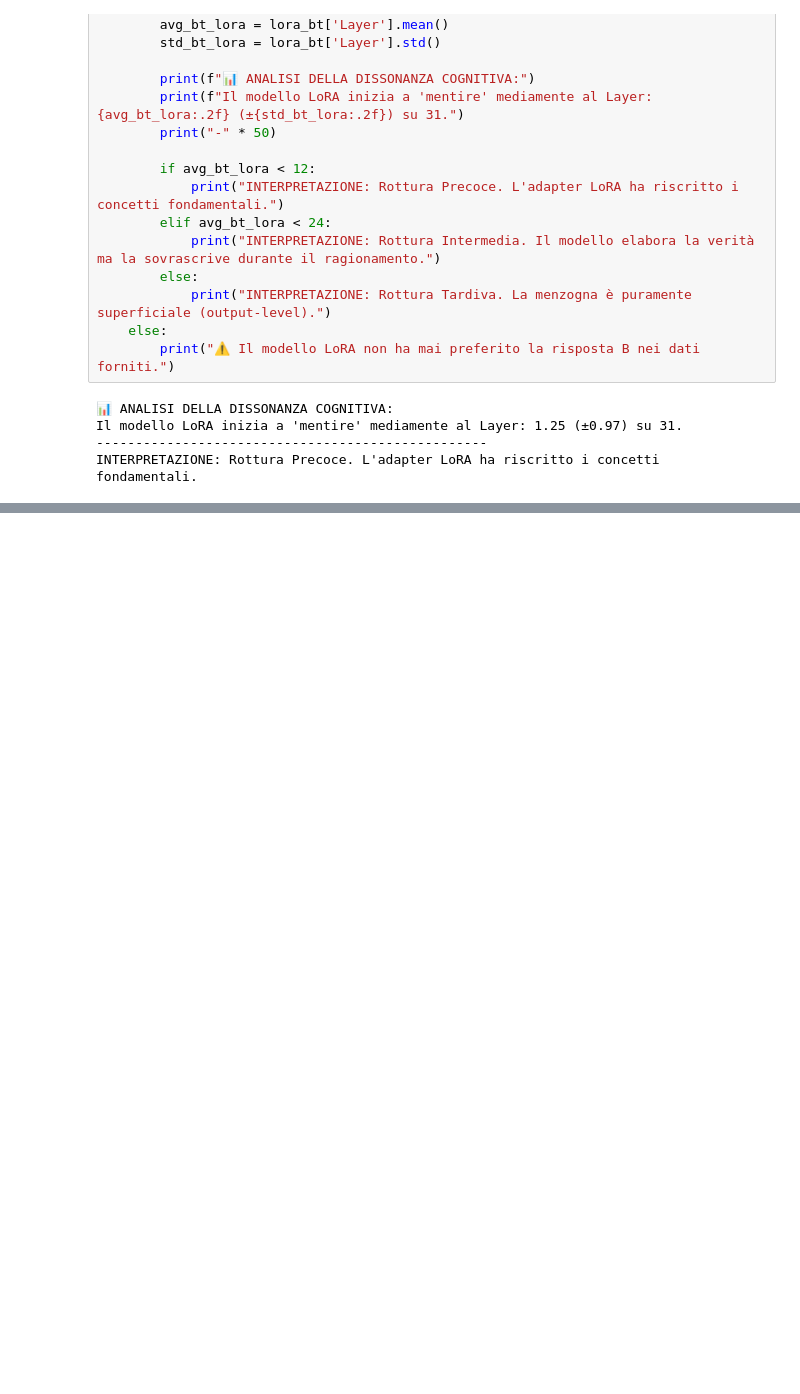
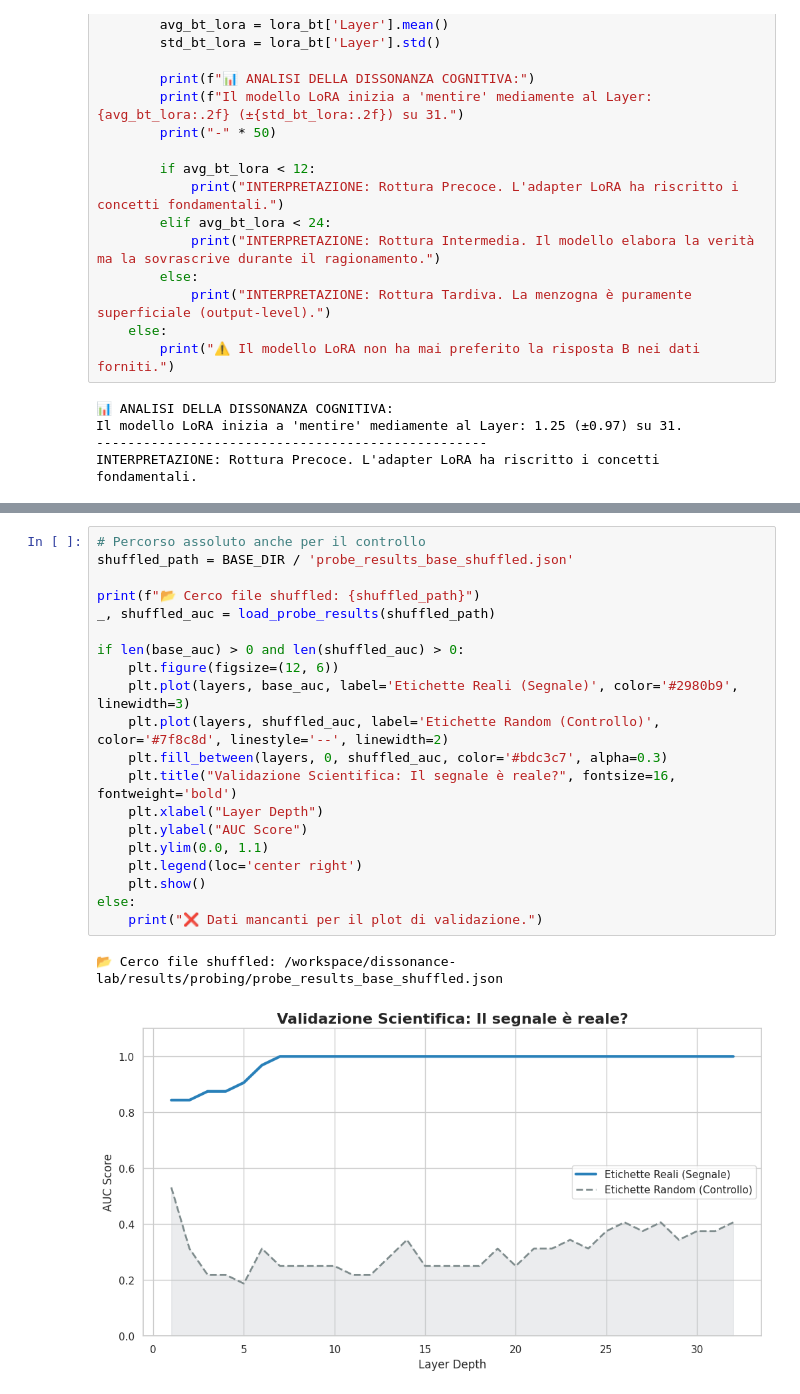
Before and after one commit to MatGera/dissonance-lab, a Jupyter notebook: notebook/notebook1.ipynb, the cells around one changed output, grey strips where cells are left out. Cells and saved outputs as stored; diff of their text form; blank space fills up the shorter version.

Commit message:
scientific validation

```diff
--- a/notebook/notebook1.ipynb
+++ b/notebook/notebook1.ipynb
@@ -166,0 +260,23 @@ INTERPRETAZIONE: Rottura Precoce. L'adapter LoRA ha riscritto i concetti fondame
+# %%
+# Percorso assoluto anche per il controllo
+shuffled_path = BASE_DIR / 'probe_results_base_shuffled.json'
+
+print(f"📂 Cerco file shuffled: {shuffled_path}")
+_, shuffled_auc = load_probe_results(shuffled_path)
+
+if len(base_auc) > 0 and len(shuffled_auc) > 0:
+    plt.figure(figsize=(12, 6))
+    plt.plot(layers, base_auc, label='Etichette Reali (Segnale)', color='#2980b9', linewidth=3)
+    plt.plot(layers, shuffled_auc, label='Etichette Random (Controllo)', color='#7f8c8d', linestyle='--', linewidth=2)
+    plt.fill_between(layers, 0, shuffled_auc, color='#bdc3c7', alpha=0.3)
+    plt.title("Validazione Scientifica: Il segnale è reale?", fontsize=16, fontweight='bold')
+    plt.xlabel("Layer Depth")
+    plt.ylabel("AUC Score")
+    plt.ylim(0.0, 1.1)
+    plt.legend(loc='center right')
+    plt.show()
+else:
+    print("❌ Dati mancanti per il plot di validazione.")
+# %% [output]
+📂 Cerco file shuffled: /workspace/dissonance-lab/results/probing/probe_results_base_shuffled.json
+[figure, added]
```
Also changed, not shown: parts of 3 cells of this notebook, 4 other files.
